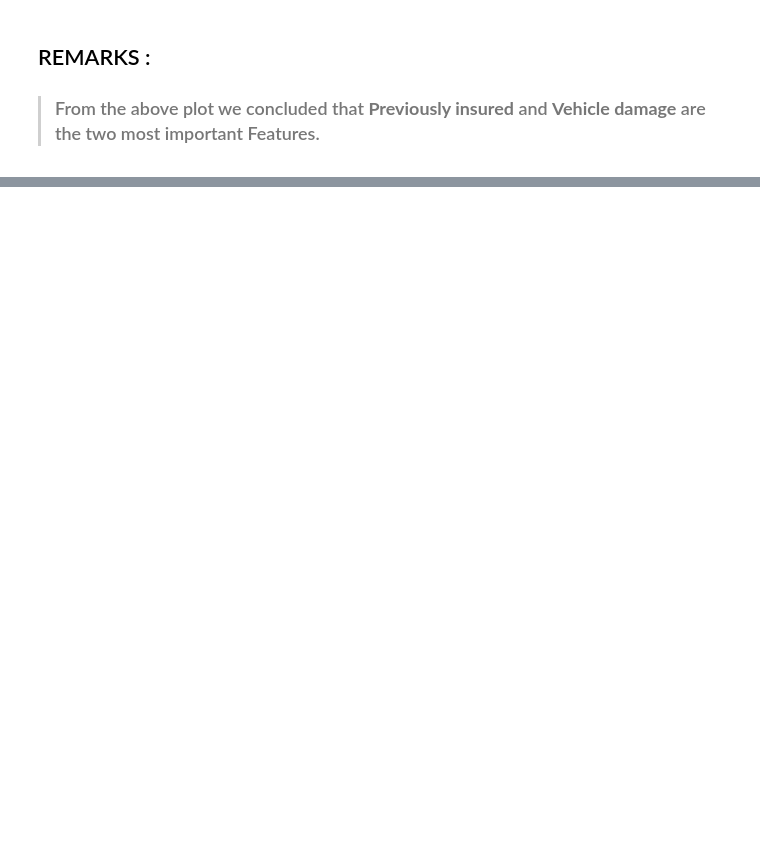
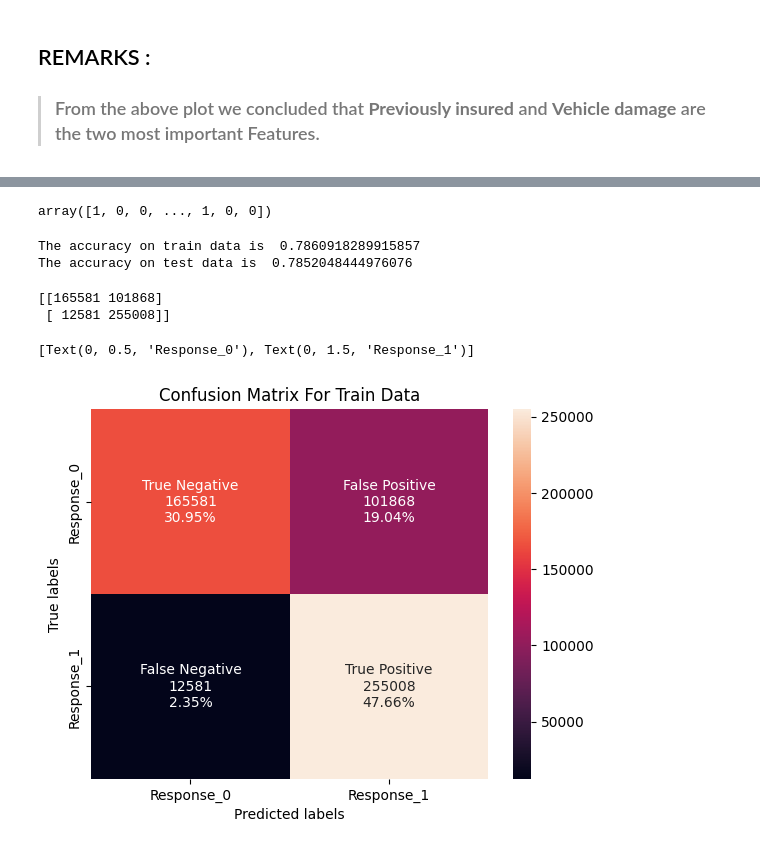
Before and after one commit to RPSahoo219/Health_Insurance_Cross_Sell_Prediction, a Jupyter notebook: Health_Insurance_Cross_Sell_Prediction.ipynb, the cells around one changed output, grey strips where cells are left out. Saved outputs shown, nothing was run; the diff lists cells and outputs as text; code cells hidden in the pictures; blank space fills up the shorter version.

```diff
--- a/Health_Insurance_Cross_Sell_Prediction.ipynb
+++ b/Health_Insurance_Cross_Sell_Prediction.ipynb
@@ -734,0 +784,3 @@ plt.show()
+# %%
+# Choosing the Independent variables :
+x=x_smote.drop(columns='Response', axis=1)
@@ -734,0 +791,2 @@ plt.show()
+# %%
+x_train, x_test, y_train, y_test= train_test_split(x, y, test_size=0.2, random_state=0)
@@ -734,0 +814,3 @@ plt.show()
+# %%
+lr = LogisticRegression(fit_intercept=True, max_iter=10000)
+lr.fit(x_train, y_train)
@@ -734,0 +845,8 @@ plt.show()
+# %%
+# Get the predicted classes
+train_class_preds_lr = lr.predict(x_train)
+test_class_preds_lr = lr.predict(x_test)
+# %%
+test_class_preds_lr
+# %% [output]
+array([1, 0, 0, ..., 1, 0, 0])
@@ -734,0 +857,31 @@ plt.show()
+# %%
+print("The accuracy on train data is ", train_accuracy_lr)
+print("The accuracy on test data is ", test_accuracy_lr)
+# %% [output]
+The accuracy on train data is  0.7860918289915857
+The accuracy on test data is  0.7852048444976076
+# %%
+# Get the confusion matrix for both train and test
+
+labels = ['True Negative','False Positive','False Negative','True Positive']
+cm_train_lr = confusion_matrix(y_train, train_class_preds_lr)
+print(cm_train_lr)
+cm_train_count=cm_train_lr.flatten().tolist()
+cm_train_percentage=[round((i*100)/sum(cm_train_count),2) for i in cm_train_count]
+
+cm_train_labels = [f'{v1}\n{v2}\n{v3}%' for v1, v2, v3 in zip(labels, cm_train_count, cm_train_percentage)]
+cm_train_labels_array= np.asarray(cm_train_labels).reshape(2,2)
+ax= plt.subplot()
+sns.heatmap(cm_train_lr, annot=cm_train_labels_array, ax = ax, fmt='')
+
+# labels, title and ticks
+ax.set_xlabel('Predicted labels')
+ax.set_ylabel('True labels')
+ax.set_title('Confusion Matrix For Train Data')
+ax.xaxis.set_ticklabels(['Response_0', 'Response_1'])
+ax.yaxis.set_ticklabels(['Response_0', 'Response_1'])
+# %% [output]
+[[165581 101868]
+ [ 12581 255008]]
+[Text(0, 0.5, 'Response_0'), Text(0, 1.5, 'Response_1')]
+[figure, added]
```
Also changed, not shown: parts of 26 cells of this notebook.
